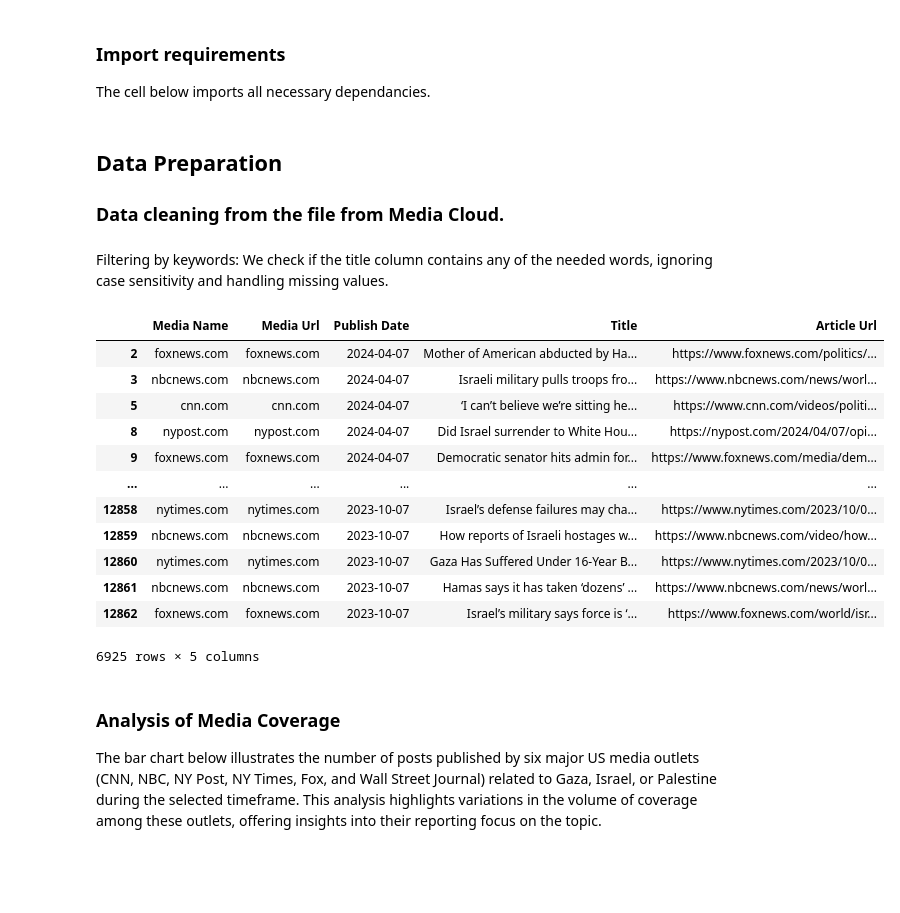
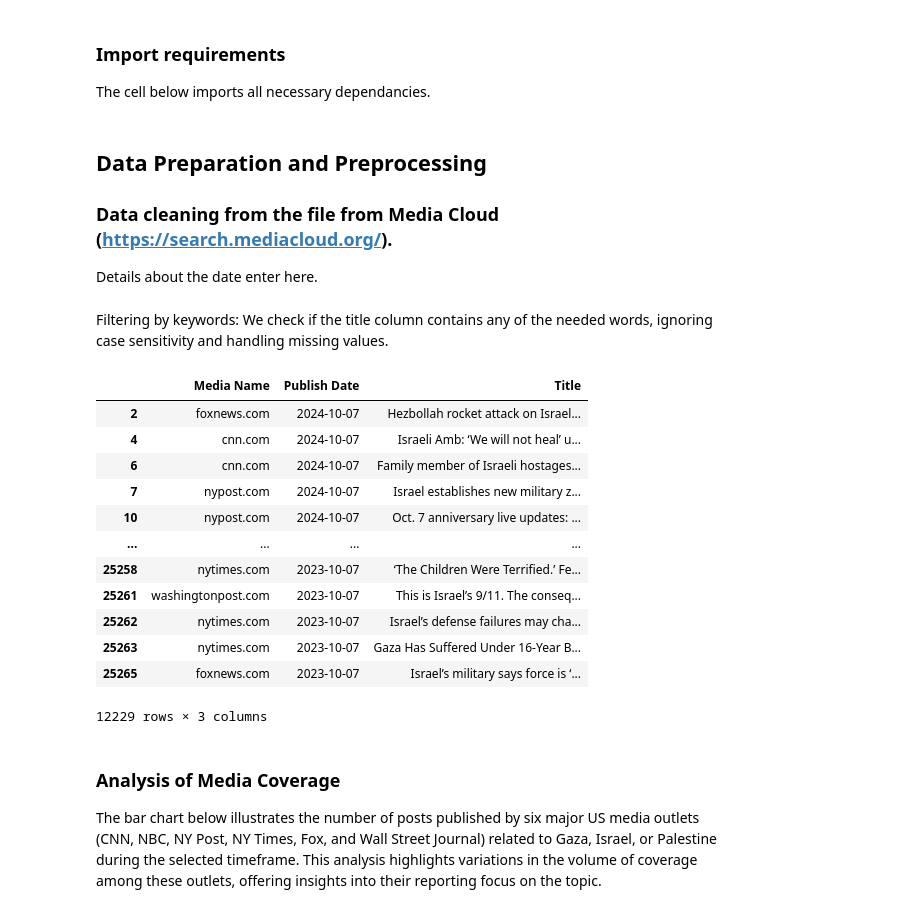
Before and after one commit to tinasophie15/FCSS-Project-Group-10, a Jupyter notebook: code/group10.ipynb, the cells around one changed output. Cells and saved outputs as stored; diff of their text form; code cells hidden in the pictures; blank space fills up the shorter version.

```diff
--- a/code/group10.ipynb
+++ b/code/group10.ipynb
@@ -49,47 +53,47 @@ import seaborn as sns
 import numpy as np
 from sklearn.linear_model import LinearRegression
 # %% [markdown]
-## Data Preparation
+## Data Preparation and Preprocessing
 
-### Data cleaning from the file from Media Cloud.
+### Data cleaning from the file from Media Cloud (https://search.mediacloud.org/).
+
+Details about the date enter here.
 # %%
 file_path = "data.csv"
 data = pd.read_csv(file_path)
 # %% [markdown]
 Filtering by keywords: We check if the title column contains any of the needed words, ignoring case sensitivity and handling missing values.
 # %%
-keywords = ["Gaza", "Israel", "Palestine", "West Bank", "Palestinian", "Hamas", "IDF"]
+keywords = ["Gaza", "Israel", "Palestine", "West Bank", "Palestinian", "Hamas", "IDF", "Hezbollah"]
 data_filtered = data[data['title'].str.contains('|'.join(keywords), case=False, na=False)]
 
 # Drop the 'id' and 'language' columns
-data_cleaned = data_filtered.drop(columns=['id', 'indexed_date', 'language'])
+data_cleaned = data_filtered.drop(columns=['id', 'indexed_date', 'language', 'media_url', 'url'])
 
 data_cleaned = data_cleaned.rename(columns={
     "media_name": "Media Name",
-    "media_url": "Media Url",
     "publish_date": "Publish Date",
     "title": "Title",
-    "url": "Article Url"
 })
 
 cleaned_file_path = "data_cleaned_filtered.csv"
 data_cleaned.to_csv(cleaned_file_path, index=False)
 
 data_cleaned
 # %% [output]
-|  | Media Name | Media Url | Publish Date | Title | Article Url |
-| 2 | foxnews.com | foxnews.com | 2024-04-07 | Mother of American abducted by Ha... | https://www.foxnews.com/politics/... |
-| 3 | nbcnews.com | nbcnews.com | 2024-04-07 | Israeli military pulls troops fro... | https://www.nbcnews.com/news/worl... |
-| 5 | cnn.com | cnn.com | 2024-04-07 | ‘I can’t believe we’re sitting he... | https://www.cnn.com/videos/politi... |
-| 8 | nypost.com | nypost.com | 2024-04-07 | Did Israel surrender to White Hou... | https://nypost.com/2024/04/07/opi... |
-| 9 | foxnews.com | foxnews.com | 2024-04-07 | Democratic senator hits admin for... | https://www.foxnews.com/media/dem... |
-| ... | ... | ... | ... | ... | ... |
-| 12858 | nytimes.com | nytimes.com | 2023-10-07 | Israel’s defense failures may cha... | https://www.nytimes.com/2023/10/0... |
-| 12859 | nbcnews.com | nbcnews.com | 2023-10-07 | How reports of Israeli hostages w... | https://www.nbcnews.com/video/how... |
-| 12860 | nytimes.com | nytimes.com | 2023-10-07 | Gaza Has Suffered Under 16-Year B... | https://www.nytimes.com/2023/10/0... |
-| 12861 | nbcnews.com | nbcnews.com | 2023-10-07 | Hamas says it has taken ‘dozens’ ... | https://www.nbcnews.com/news/worl... |
-| 12862 | foxnews.com | foxnews.com | 2023-10-07 | Israel’s military says force is ‘... | https://www.foxnews.com/world/isr... |
+|  | Media Name | Publish Date | Title |
+| 2 | foxnews.com | 2024-10-07 | Hezbollah rocket attack on Israel... |
+| 4 | cnn.com | 2024-10-07 | Israeli Amb: ‘We will not heal’ u... |
+| 6 | cnn.com | 2024-10-07 | Family member of Israeli hostages... |
+| 7 | nypost.com | 2024-10-07 | Israel establishes new military z... |
+| 10 | nypost.com | 2024-10-07 | Oct. 7 anniversary live updates: ... |
+| ... | ... | ... | ... |
+| 25258 | nytimes.com | 2023-10-07 | ‘The Children Were Terrified.’ Fe... |
+| 25261 | washingtonpost.com | 2023-10-07 | This is Israel’s 9/11. The conseq... |
+| 25262 | nytimes.com | 2023-10-07 | Israel’s defense failures may cha... |
+| 25263 | nytimes.com | 2023-10-07 | Gaza Has Suffered Under 16-Year B... |
+| 25265 | foxnews.com | 2023-10-07 | Israel’s military says force is ‘... |
-6925 rows × 5 columns
+12229 rows × 3 columns
 # %% [markdown]
 ### Analysis of Media Coverage
 The bar chart below illustrates the number of posts published by six major US media outlets (CNN, NBC, NY Post, NY Times, Fox, and Wall Street Journal) related to Gaza, Israel, or Palestine during the selected timeframe. This analysis highlights variations in the volume of coverage among these outlets, offering insights into their reporting focus on the topic.
```
Also changed, not shown: parts of 6 cells of this notebook, 2 other files.
